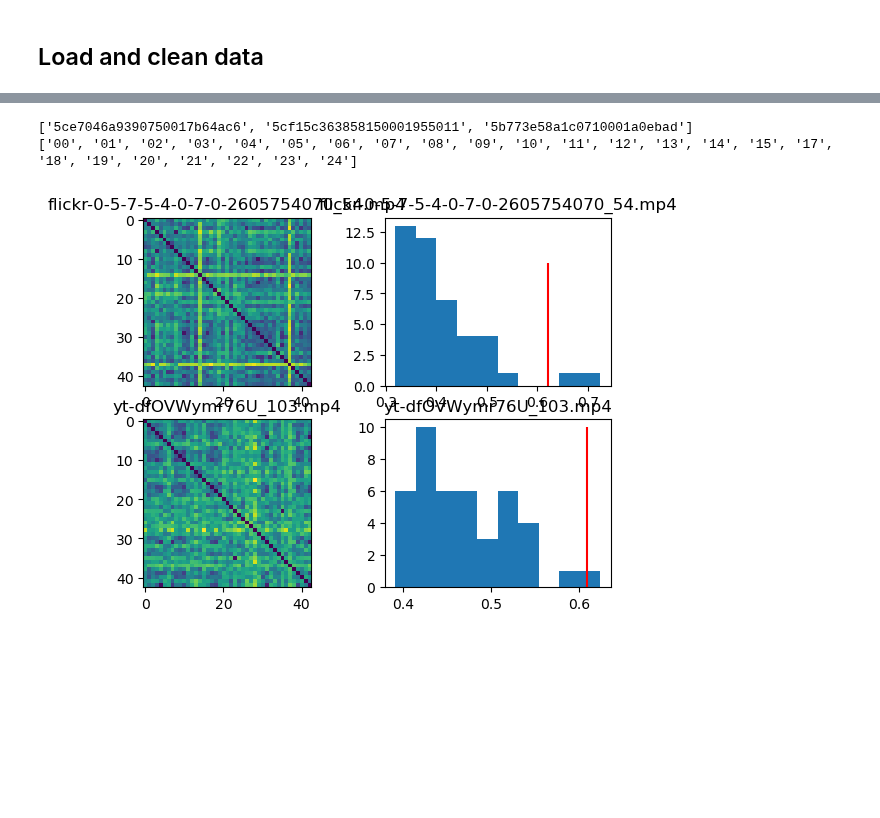
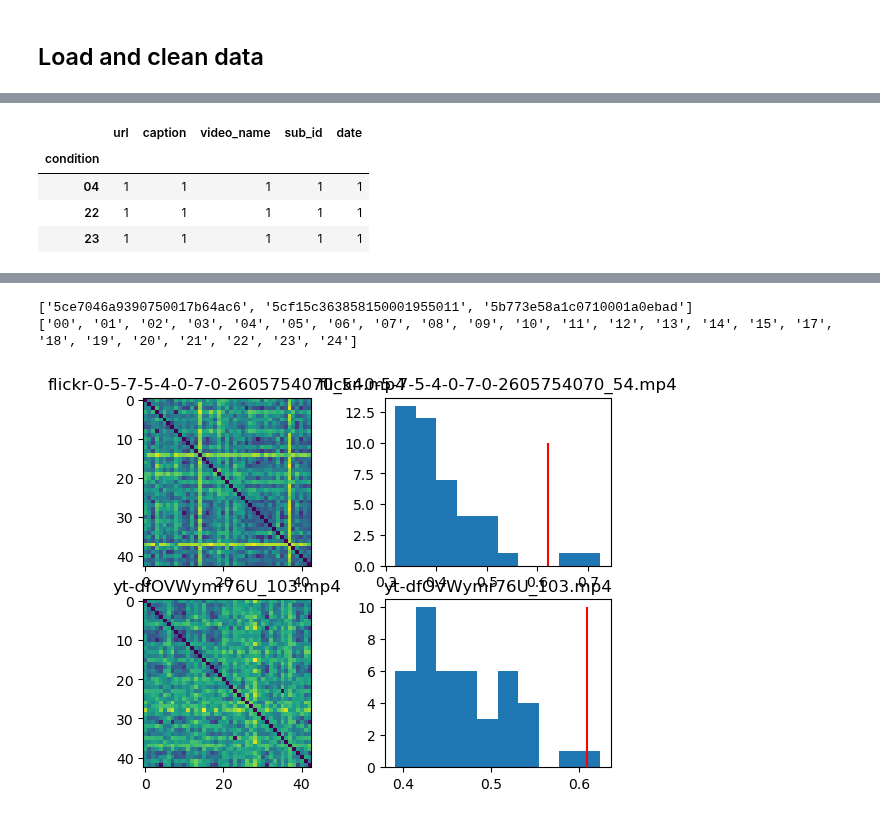
Before and after one commit to Isik-lab/SIfMRI_modeling, a Jupyter notebook: notebooks/preprocess_captions.ipynb, the cells around one changed output, grey strips where cells are left out. Drawn from its saved outputs; the diff is of its cells as text; code cells hidden in the pictures; blank space fills up the shorter version.

```diff
--- a/notebooks/preprocess_captions.ipynb
+++ b/notebooks/preprocess_captions.ipynb
@@ -106,0 +107,8 @@ extra_data
+# %%
+extra_data.drop_duplicates(subset=['sub_id']).groupby(['condition']).count()
+# %% [output]
+|  | url | caption | video_name | sub_id | date |
+| condition |  |  |  |  |  |
+| 04 | 1 | 1 | 1 | 1 | 1 |
+| 22 | 1 | 1 | 1 | 1 | 1 |
+| 23 | 1 | 1 | 1 | 1 | 1 |
```
Also changed, not shown: parts of 5 cells of this notebook.
